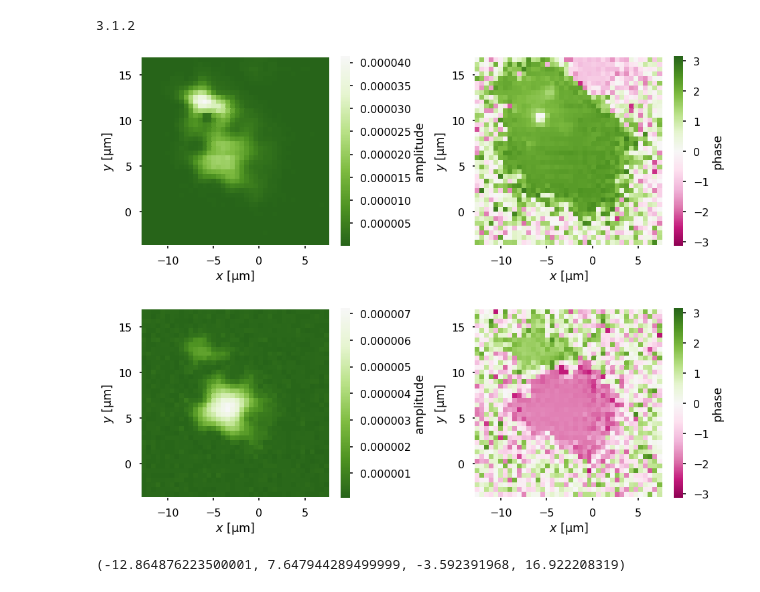
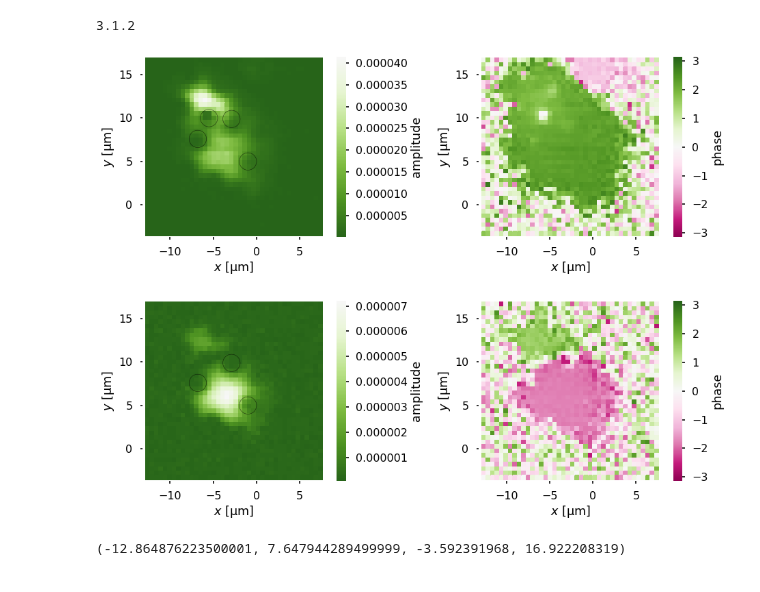
Before and after one commit to horowitz-lab/NetMAP, a Jupyter notebook: Mode Maps.ipynb, the cells around one changed output. Saved outputs shown, nothing was run; the diff lists cells and outputs as text; code cells hidden in the pictures.

```diff
--- a/Mode Maps.ipynb
+++ b/Mode Maps.ipynb
@@ -51,6 +51,8 @@ path = os.path.join(folder1,file)
 df = pd.read_csv(os.path.join(path, 'Demod1.csv'), skiprows = 2)
 df['X um']=df['Green X']
 df['Y um']= df['Green Y']
+
+add_circle = True
 
 fig, (ax1, ax2) = plt.subplots(1, 2, figsize=(13.23,5))
 
@@ -69,6 +71,16 @@ myheatmap(data, 'amplitude', norm = greennorm,
 plt.xlabel(u'$x$ [μm]')
 plt.ylabel(u'$y$ [μm]')
 ax1.axis('equal')
+
+if add_circle:
+    circle1 = plt.Circle((-6.8, 7.6), 1, color='k', fill = None, alpha = .8)
+    circle2 = plt.Circle((-2.9,9.9), 1, color='k', fill = None, alpha = .8)
+    circle3 = plt.Circle((-1,5), 1, color='k',  fill = None, alpha = .8)
+    circle4 = plt.Circle((-5.5, 10), 1, color='k', fill = None, alpha = .8)
+    ax1.add_artist(circle1)
+    ax1.add_artist(circle2)
+    ax1.add_artist(circle3)
+    ax1.add_artist(circle4)
 
 
 plt.sca(ax2)
@@ -89,38 +101,53 @@ df['Y um']= df['Green Y']
 fig, (ax3, ax4) = plt.subplots(1, 2, figsize=(13.23,5))
 
 plt.sca(ax3)
 amp2 = df.pivot_table(index = 'Y um', columns = 'X um', values = 'r').sort_index(axis = 0, ascending = False)
 data = amp2
 # set white at max, cut colorbar in half
 vmin = np.array(data).min()
 vmax = np.array(data).max()
 greennorm = MidpointNormalize(vmin=vmin, vmax=vmax, midpoint=vmax)
 
 myheatmap(data, 'amplitude', norm = greennorm,
           cmap=cmapforhalf);
 plt.xlabel(u'$x$ [μm]')
 plt.ylabel(u'$y$ [μm]')
 ax3.axis('equal');
 
 if add_circle:
-    circle1 = plt.Circle((-6.8, 7.6), 1, color='w', alpha = .3)
-    circle2 = plt.Circle((-2.9,9.9), 1, color='w', alpha = .3)
-    circle3 = plt.Circle((-1,5), 1, color='w', alpha = .3)
+    circle1 = plt.Circle((-6.8, 7.6), 1, color='k', fill = None, alpha = .8)
+    circle2 = plt.Circle((-2.9,9.9), 1, color='k', fill = None, alpha = .8)
+    circle3 = plt.Circle((-1,5), 1, color='k',  fill = None, alpha = .8)
     ax3.add_artist(circle1)
     ax3.add_artist(circle2)
     ax3.add_artist(circle3)
 
 plt.sca(ax4)
 phase2 = df.pivot_table(index = 'Y um', columns = 'X um', values = 'phase').sort_index(axis = 0, ascending = False)
 myheatmap(phase2, 'phase', vmin=-np.pi, vmax = np.pi, cmap=divergingcmap);
 plt.xlabel(u'$x$ [μm]')
 plt.ylabel(u'$y$ [μm]')
 ax4.axis('equal');
 
+from mpl_toolkits.axes_grid1.anchored_artists import AnchoredSizeBar
+def add_sizebar(ax, size):
+    asb = AnchoredSizeBar(ax.transData,
+                          size,
+                          str(size) + u' μm',
+                          loc='lower right',
+                          #bbox_to_anchor=(.5,.5),
+                          size_vertical=.4,
+                          pad=0.1, borderpad=0.5, sep=5,
+                          frameon=False)
+    ax.add_artist(asb)
+
+    ## uncommenting the following line will create a sizebar a little bit covering the plot
+#add_sizebar(ax4, 10)
+
 plt.tight_layout();
 # %% [output]
-[figure, old version]
+[figure, new version]
-[figure, old version]
+[figure, new version]
 # %%
 file = 'PosGU01Array01.00r0.5p3Array01.00r0.5p3Device1.2Drum_15.16MHz_1104325'
 path = os.path.join(folder1,file)
```
Also changed, not shown: parts of 3 cells of this notebook.
